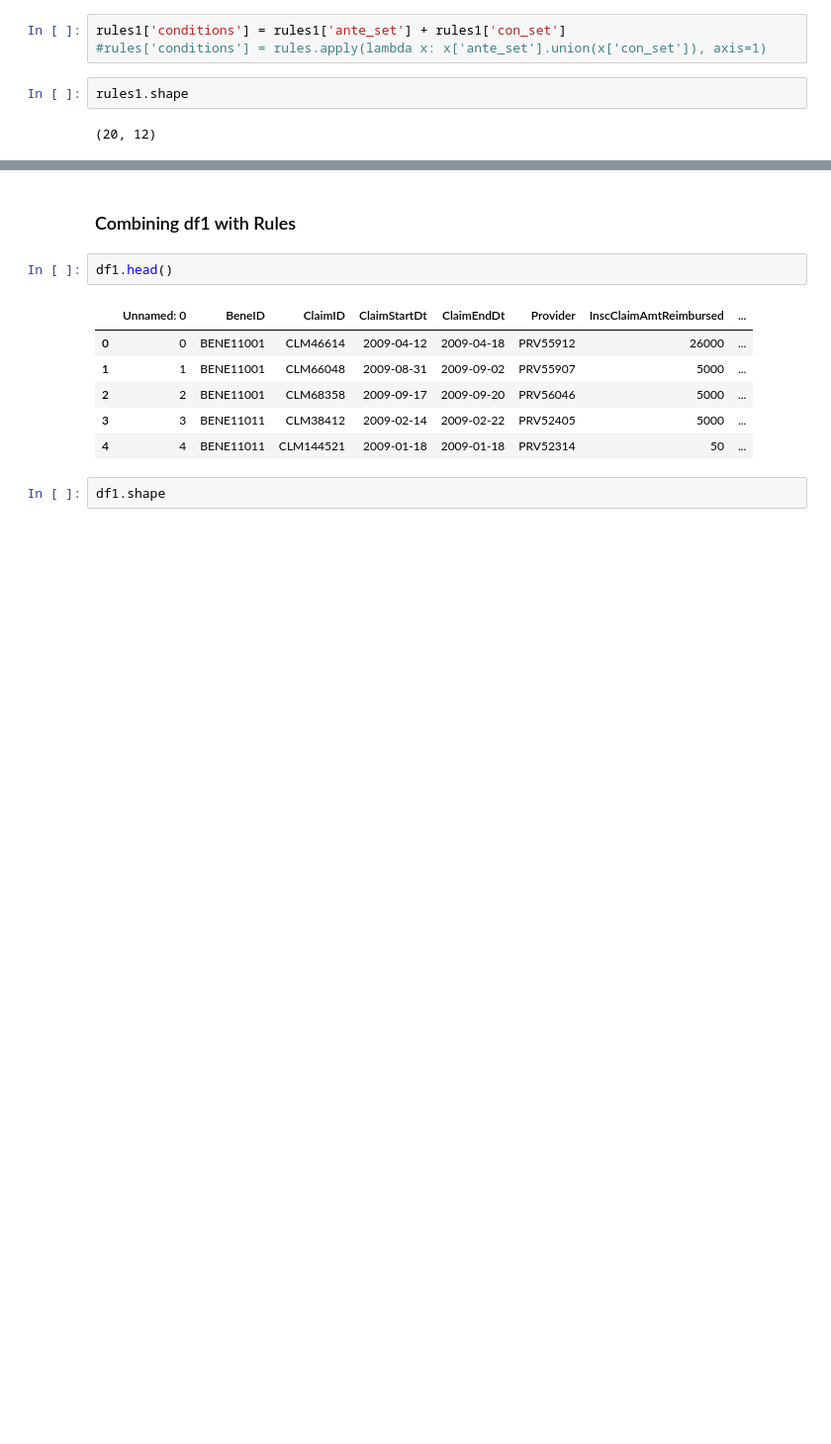
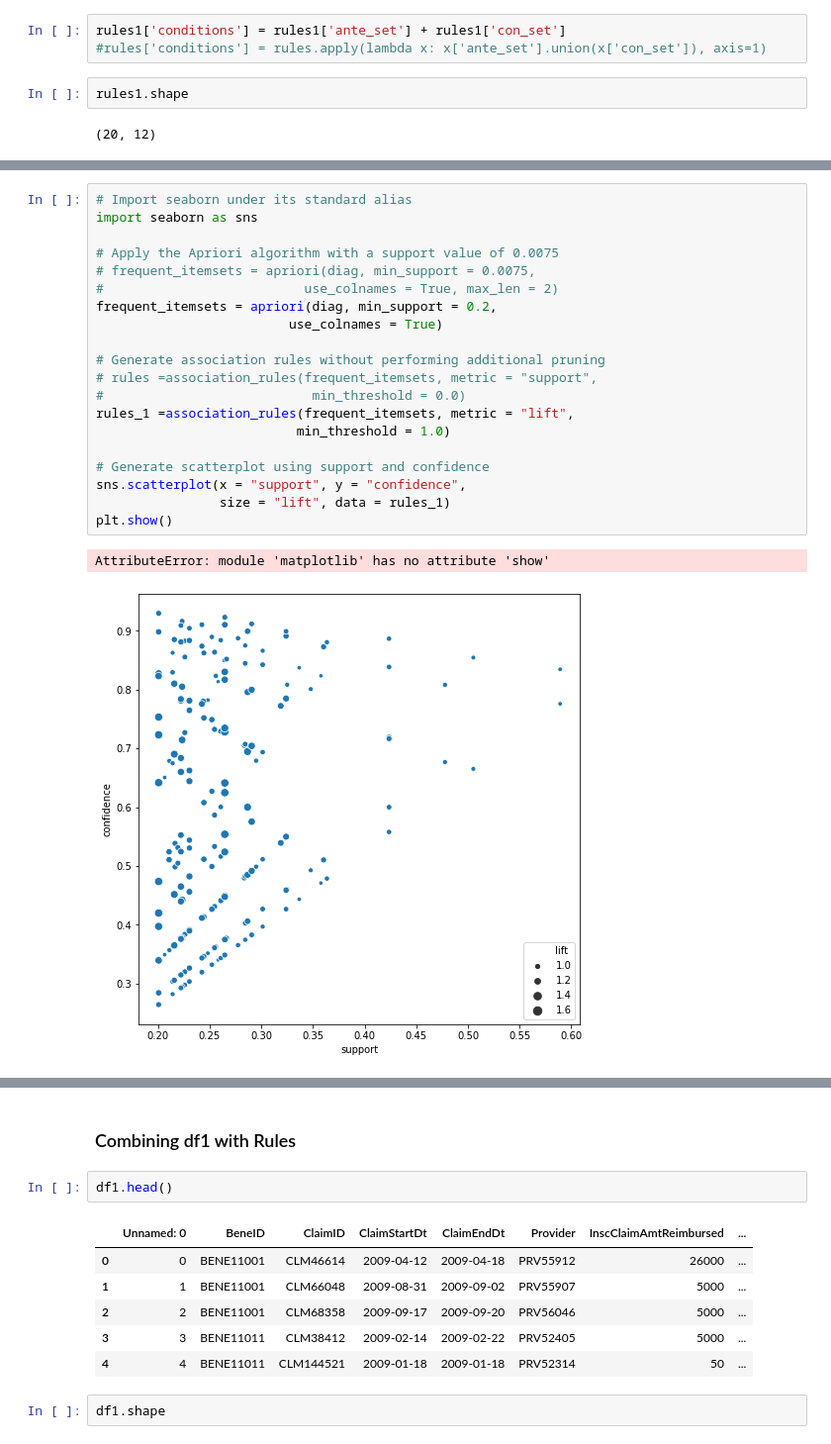
Before and after one commit to DebLeong/HealthCareCapstone, a Jupyter notebook: deb/Market Basket Analysis - illness.ipynb, the cells around one changed output, grey strips where cells are left out. Shown at 99% size. Saved outputs shown, nothing was run; the diff lists cells and outputs as text; blank space fills up the shorter version.

```diff
--- a/deb/Market Basket Analysis - illness.ipynb
+++ b/deb/Market Basket Analysis - illness.ipynb
@@ -350,0 +352,23 @@ AttributeError: module 'matplotlib' has no attribute 'show'
+# %%
+# Import seaborn under its standard alias
+import seaborn as sns
+
+# Apply the Apriori algorithm with a support value of 0.0075
+# frequent_itemsets = apriori(diag, min_support = 0.0075,
+#                          use_colnames = True, max_len = 2)
+frequent_itemsets = apriori(diag, min_support = 0.2,
+                         use_colnames = True)
+
+# Generate association rules without performing additional pruning
+# rules =association_rules(frequent_itemsets, metric = "support",
+#                           min_threshold = 0.0)
+rules_1 =association_rules(frequent_itemsets, metric = "lift",
+                          min_threshold = 1.0)
+
+# Generate scatterplot using support and confidence
+sns.scatterplot(x = "support", y = "confidence",
+                size = "lift", data = rules_1)
+plt.show()
+# %% [output]
+AttributeError: module 'matplotlib' has no attribute 'show'
+[figure, added]
```
Also changed, not shown: parts of 99 cells of this notebook.
